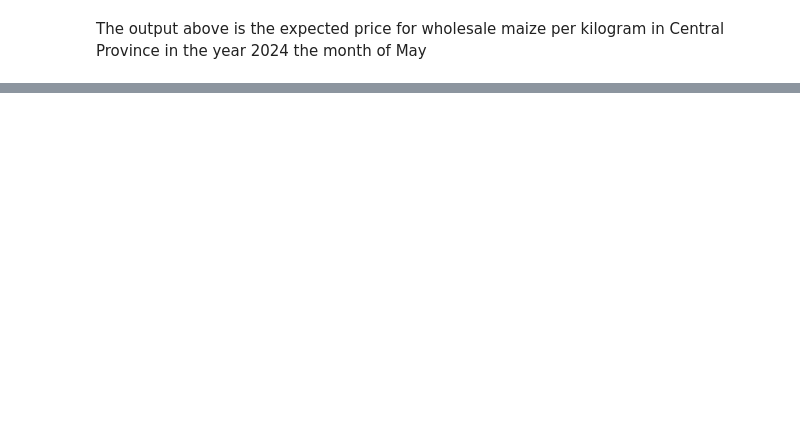
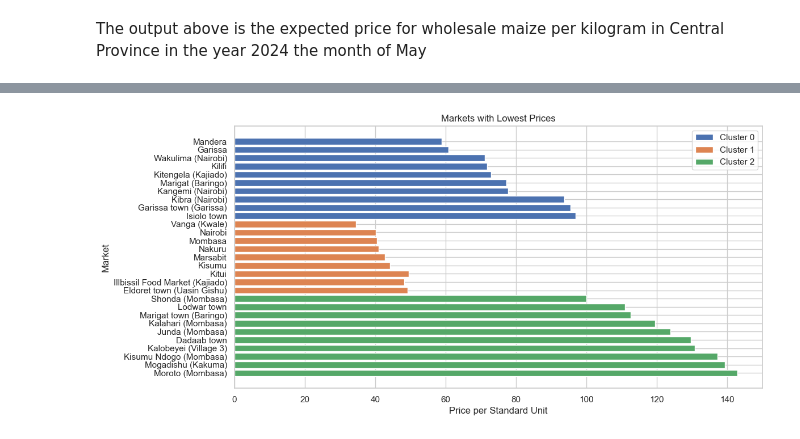
Before and after one commit to tommwambire/Sourcing-Pricing-Strategy-Optimization, a Jupyter notebook: project_notebook.ipynb, the cells around one changed output, grey strips where cells are left out. Drawn from its saved outputs; the diff is of its cells as text; code cells hidden in the pictures; blank space fills up the shorter version.

```diff
--- a/project_notebook.ipynb
+++ b/project_notebook.ipynb
@@ -1694,0 +1711,22 @@ Exporting the model by pickling it and then turning the wholesale and wholesale_
+# %%
+# Set the style of seaborn
+sns.set(style="whitegrid")
+
+# Create subplots
+fig, axs = plt.subplots(2, 1, figsize=(12, 10))
+
+# Box plot for Retail prices
+sns.boxplot(data=segmented_data[segmented_data['pricetype'] == 'Retail'],
+            x='price_per_standard_unit', y='Provinces', ax=axs[0])
+axs[0].set_title('Distribution of Retail Prices per Standardized Unit')
+
+# Box plot for Wholesale prices
+sns.boxplot(data=segmented_data[segmented_data['pricetype'] == 'Wholesale'],
+            x='price_per_standard_unit', y='Provinces', ax=axs[1])
+axs[1].set_title('Distribution of Wholesale Prices per Standardized Unit')
+
+# Adjust layout
+plt.tight_layout()
+
+# Show the plots
+plt.show()
@@ -1694,0 +1739,15 @@ Exporting the model by pickling it and then turning the wholesale and wholesale_
+# %%
+# Visualize markets with lowest prices
+plt.figure(figsize=(12, 6))
+for cluster in lowest_prices.index.get_level_values('Cluster').unique():
+    cluster_data = lowest_prices.loc[cluster]
+    plt.barh(cluster_data['market'], cluster_data['price_per_standard_unit'], label=f'Cluster {cluster}')
+
+plt.xlabel('Price per Standard Unit')
+plt.ylabel('Market')
+plt.title('Markets with Lowest Prices')
+plt.legend()
+plt.gca().invert_yaxis()
+plt.show()
+# %% [output]
+[figure, added]
```
Also changed, not shown: parts of 32 cells of this notebook.
